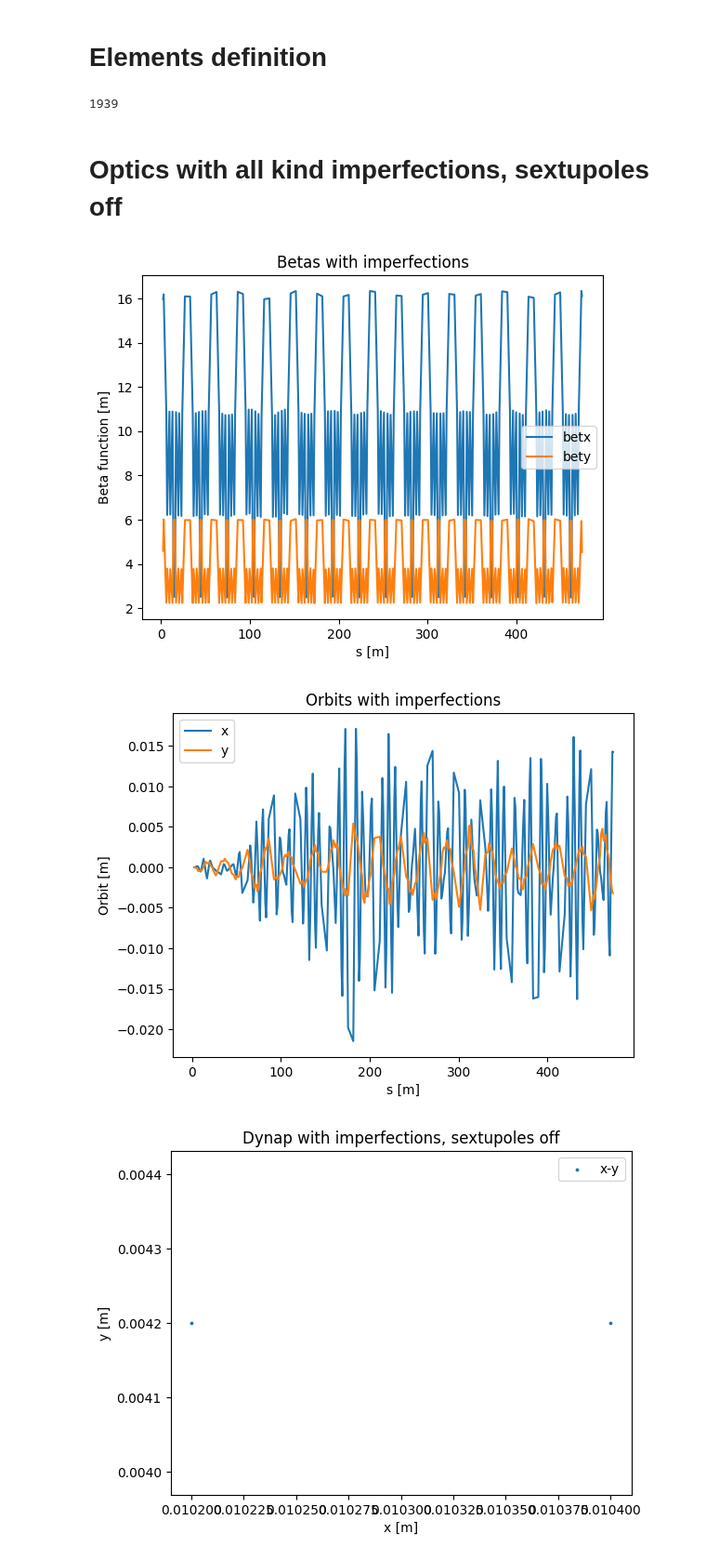
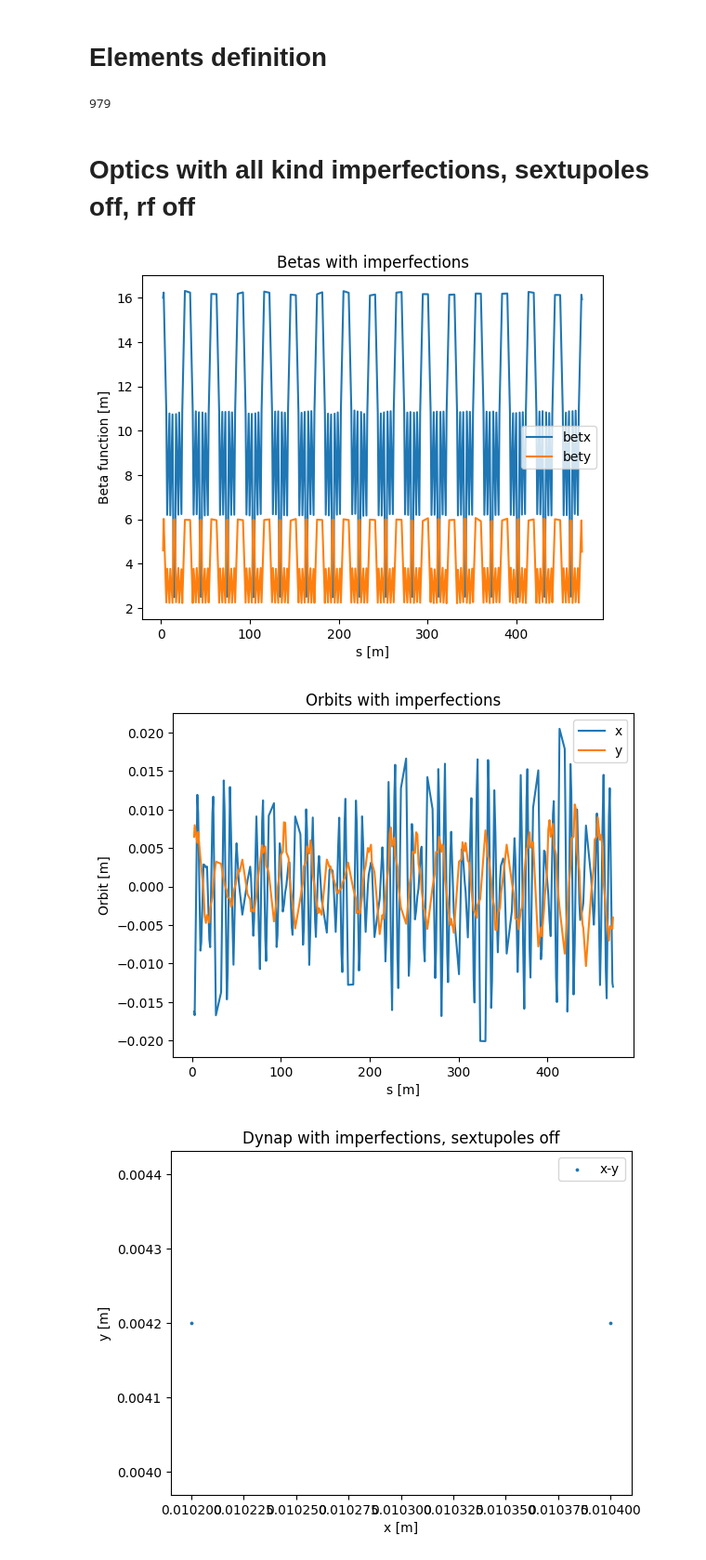
Before and after one commit to Rasimilian/SKIF-Lattice-Analysis, a Jupyter notebook: optics_closing.ipynb, the cells around one changed output. Shown at 93% size. Saved outputs shown, nothing was run; the diff lists cells and outputs as text; code cells hidden in the pictures.

```diff
--- a/optics_closing.ipynb
+++ b/optics_closing.ipynb
@@ -22,8 +22,8 @@ from LOCOinPython.numerical_model.lattice_correction import LatticeCorrection
 file = "structures/Ring_DD.seq"
 structure = read_structure(file, energy=3)
 
-file = "structures/Ring_DD_nosext.seq"
-structure_nosext = read_structure(file, energy=3)
+file = "structures/Ring_DD_nosext_norf.seq"
+structure_nosext_norf = read_structure(file, energy=3)
 # %% [output]
 Structure in the JSON format already exists
 Structure in the JSON format already exists
@@ -50,7 +50,16 @@ plt.show()
 # %% [markdown]
 # Elements definition
 # %%
-elems_with_errs = [i for i in structure["elements"] if structure["elements"][i]["type"] not in ["monitor", "marker", "multipole"]]
+elems_with_errs = []
+for i in structure["elements"]:
+    if structure["elements"][i]["type"] not in ["marker", "rfcavity"]:
+        i_ = i.split(".")
+        if len(i_) == 3:
+            i_ = ".".join(i_[:-1])
+            if i_ not in elems_with_errs:
+                elems_with_errs.append(i_)
+        else:
+            elems_with_errs.append(i)
 hcorrs = {i: {"type": "hkicker"} for i in structure["elements"] if structure["elements"][i]["type"] in ["hkicker"]}
 vcorrs = {i: {"type": "vkicker"} for i in structure["elements"] if structure["elements"][i]["type"] in ["vkicker"]}
 corrs = {"hkicker": hcorrs, "vkicker": vcorrs}
@@ -70,6 +79,6 @@ structure["kick"] = corrs
 structure["kick_total"] = corrs
 print(len(elems_with_errs))
 # %% [output]
-1939
+979
 # %%
 align_errs = create_err_table(["dx", "dy", "ds", "dpsi", "dphi", "dtheta"], elems_with_errs, seed=42)
@@ -77,15 +86,15 @@ align_errs = create_err_table(["dx", "dy", "ds", "dpsi", "dphi", "dtheta"], elem
-# %% [markdown]
-# Optics with all kind imperfections, sextupoles off
+# %% [markdown]
+# Optics with all kind imperfections, sextupoles off, rf off
 # %%
-interim_optics_nosext = get_optics(structure_nosext, aligns=align_errs, verbose=True)
+interim_optics_nosext = get_optics(structure_nosext_norf, aligns=align_errs, verbose=True)
 plot_optics(interim_optics_nosext, params_to_show="beta", title="Betas with imperfections")
 plt.show()
 
 plot_optics(interim_optics_nosext, params_to_show="orbit", title="Orbits with imperfections")
 plt.show()
 # %% [output]
-[figure, old version]
+[figure, new version]
-[figure, old version]
+[figure, new version]
 # %%
 params = {"x": "m",
           "y": "m"}
```
Also changed, not shown: parts of 25 cells of this notebook, 1 other file.
